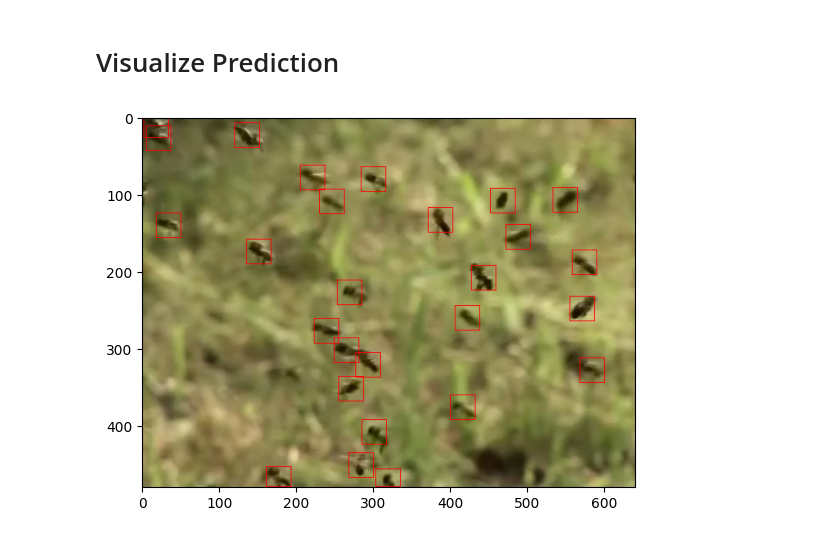
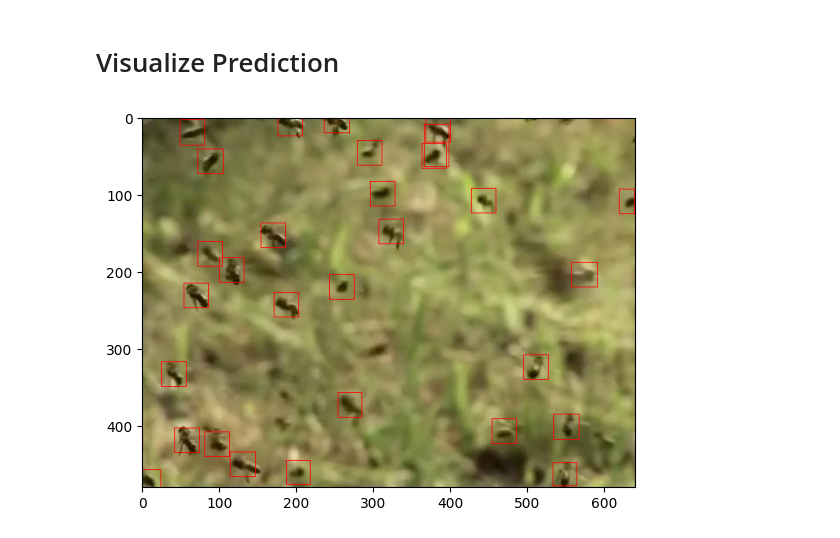
Before and after one commit to deshrit/bee-count, a Jupyter notebook: count-bees.ipynb, the cells around one changed output. Saved outputs shown, nothing was run; the diff lists cells and outputs as text; code cells hidden in the pictures.

```diff
--- a/count-bees.ipynb
+++ b/count-bees.ipynb
@@ -479,10 +479,12 @@ print(results)
 # %%
 test_iter = iter(test_loader)
 eg_data, eg_target = next(test_iter)
 
+outputs = model_loaded(eg_data)
+
 img = np.ascontiguousarray((eg_data[0] * 255).to(torch.uint8).permute(1, 2, 0).to("cpu").numpy())
-boxes = (eg_target[0]["boxes"]).to("cpu").numpy()
+boxes = (outputs[0]["boxes"]).detach().to("cpu").numpy().astype(np.int32)
 
 plot_img_and_bbox(img, boxes, (255, 0, 0))
 # %% [output]
-[figure, old version]
+[figure, new version]
```
Also changed, not shown: parts of 6 cells of this notebook, 1 other file.
